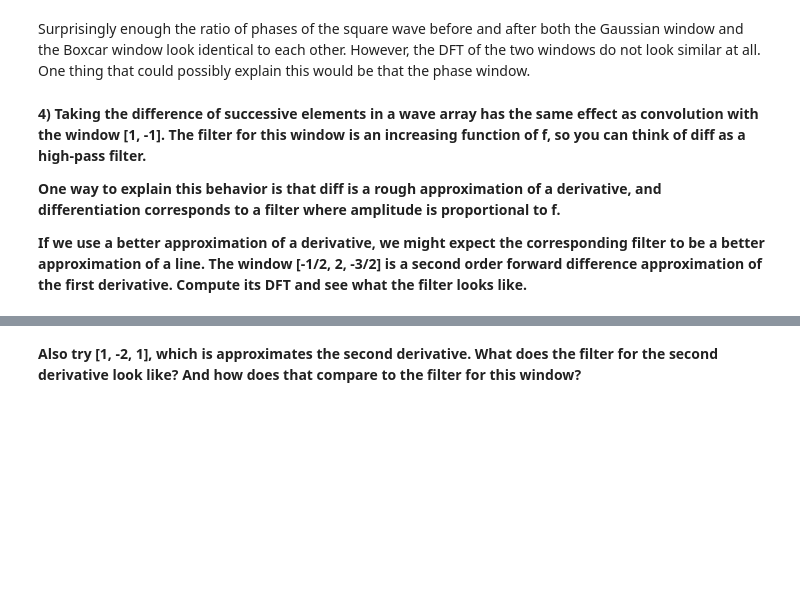
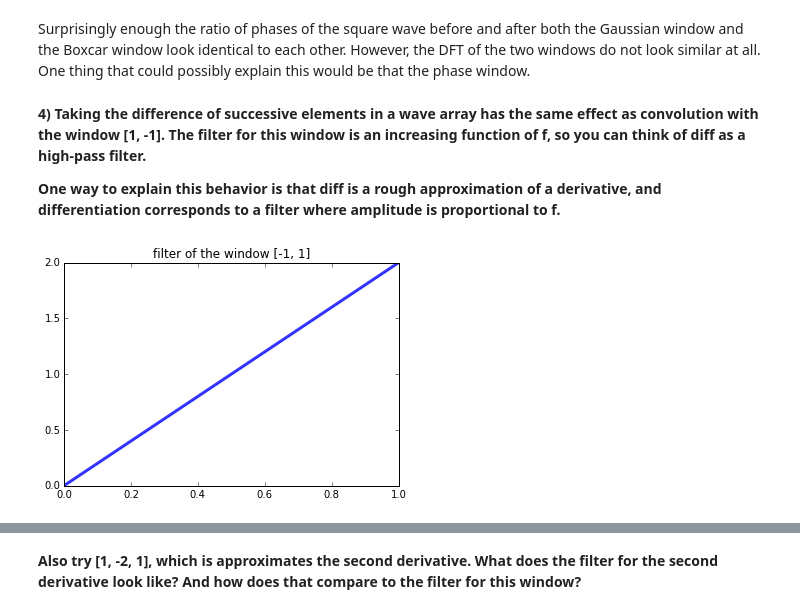
Before and after one commit to JiayingWei/ThinkDSP, a Jupyter notebook: code/ps05.ipynb, the cells around one changed output, grey strips where cells are left out. Cells and saved outputs as stored; diff of their text form; code cells hidden in the pictures; blank space fills up the shorter version.

```diff
--- a/code/ps05.ipynb
+++ b/code/ps05.ipynb
@@ -160,5 +160,8 @@ Surprisingly enough the ratio of phases of the square wave before and after both
 window is an increasing function of f, so you can think of diff as a high-pass filter.**
 
 **One way to explain this behavior is that diff is a rough approximation of a derivative, and differentiation corresponds to a filter where amplitude is proportional to f.**
-
-**If we use a better approximation of a derivative, we might expect the corresponding filter to be a better approximation of a line.  The window [-1/2, 2, -3/2] is a second order forward difference approximation of the first derivative.  Compute its DFT and see what the filter looks like.**
+# %%
+diff1 = thinkdsp.Wave(numpy.array([1, -1]), 2).make_spectrum().plot()
+thinkplot.config(title = "filter of the window [-1, 1]")
+# %% [output]
+[figure, added]
```
Also changed, not shown: parts of 28 cells of this notebook, 4 other files.
